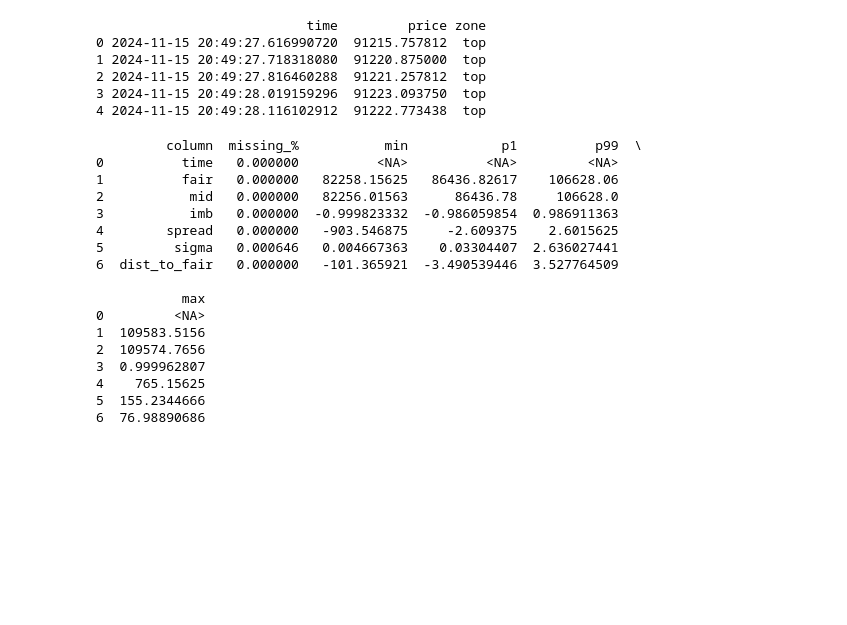
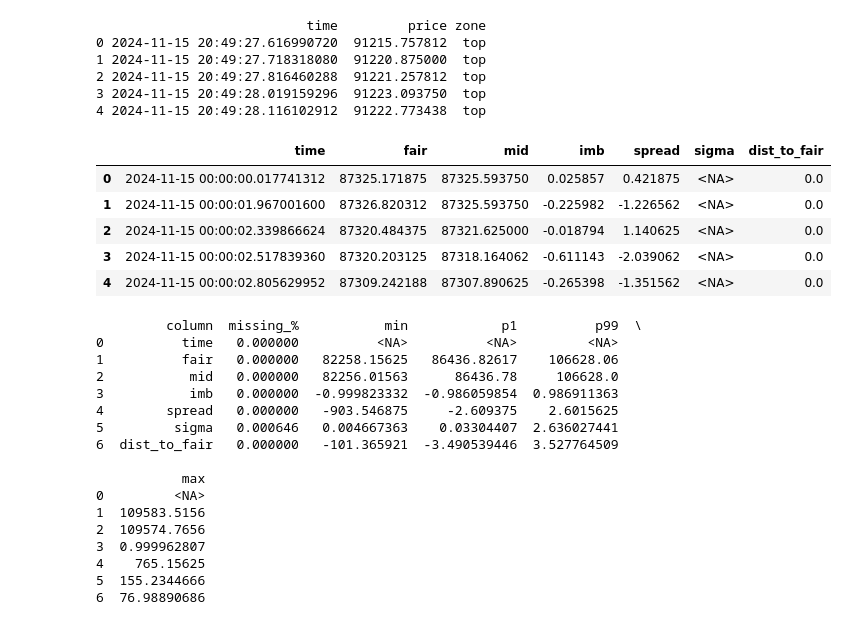
Before and after one commit to laszloandr/szakdolgozat-high-freq-btc-prediction, a Jupyter notebook: btc.ipynb, the cells around one changed output. Cells and saved outputs as stored; diff of their text form; code cells hidden in the pictures; blank space fills up the shorter version.

```diff
--- a/btc.ipynb
+++ b/btc.ipynb
@@ -503,6 +596,15 @@ fm_cu["dist_to_fair"] = fm_cu["dist_to_fair"].fillna(0).replace([cp.inf, -cp.inf
 
 # (opcionális) a temp 'spread' oszlopot törölheted
 # fm_cu = fm_cu.drop_columns("spread")
+# %%
+fm_cu.head()
+# %% [output]
+|  | time | fair | mid | imb | spread | sigma | dist_to_fair |
+| 0 | 2024-11-15 00:00:00.017741312 | 87325.171875 | 87325.593750 | 0.025857 | 0.421875 | <NA> | 0.0 |
+| 1 | 2024-11-15 00:00:01.967001600 | 87326.820312 | 87325.593750 | -0.225982 | -1.226562 | <NA> | 0.0 |
+| 2 | 2024-11-15 00:00:02.339866624 | 87320.484375 | 87321.625000 | -0.018794 | 1.140625 | <NA> | 0.0 |
+| 3 | 2024-11-15 00:00:02.517839360 | 87320.203125 | 87318.164062 | -0.611143 | -2.039062 | <NA> | 0.0 |
+| 4 | 2024-11-15 00:00:02.805629952 | 87309.242188 | 87307.890625 | -0.265398 | -1.351562 | <NA> | 0.0 |
 # %%
 def columnwise_minmax_pct_cu(df_cu: cudf.DataFrame,
                              p_low: float = 0.01,
```
Also changed, not shown: parts of 4 cells of this notebook, 13 other files.
